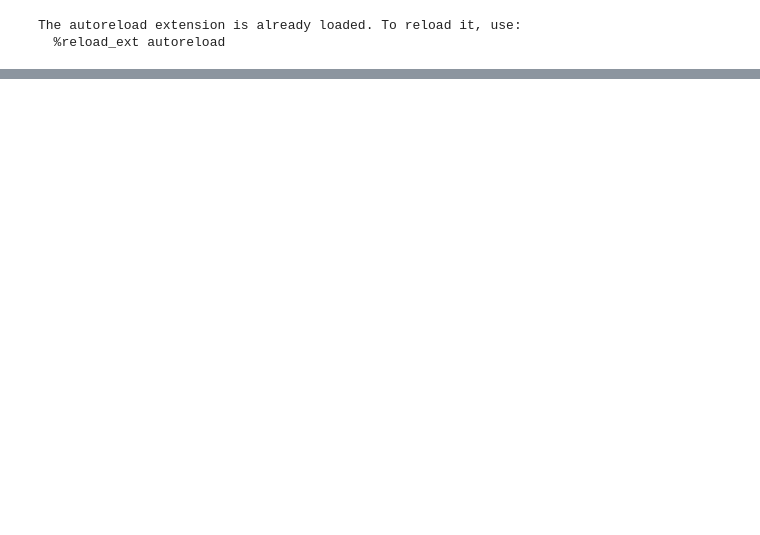
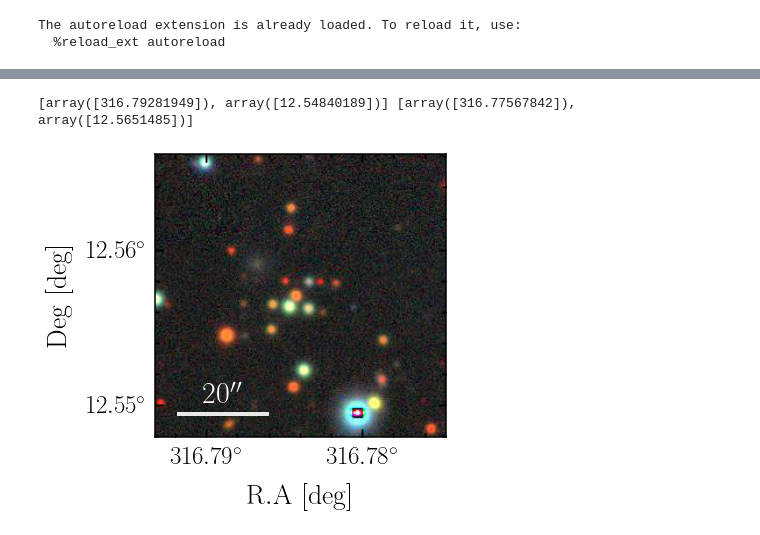
Before and after one commit to dr-guangtou/luandun, a Jupyter notebook: observation/decals/jpeg_cutout.ipynb, the cells around one changed output, grey strips where cells are left out. Drawn from its saved outputs; the diff is of its cells as text; code cells hidden in the pictures; blank space fills up the shorter version.

```diff
--- a/observation/decals/jpeg_cutout.ipynb
+++ b/observation/decals/jpeg_cutout.ipynb
@@ -32,3 +45,66 @@ brick_1_jpg = mpimg.imread(os.path.join(data_dir, 'legacysurvey-3166p125-image.j
+# %%
+corner_1 = cutout_1.wcs.all_pix2world([0], [0], 0)
+corner_2 = cutout_1.wcs.all_pix2world([230], [230], 0)
+
+print(corner_1, corner_2)
+# %% [output]
+[array([316.79281949]), array([12.54840189])] [array([316.77567842]), array([12.5651485])]
+# %%
+pixel_size = brick_1_wcs.proj_plane_pixel_scales()[0].to('arcsec').value
+
+ra_0, ra_1 = 316.7753803, 316.79252141
+dec_0, dec_1 = 12.5486931, 12.5654397
+x_edge, y_edge = 10, 10
+scale_bar_arcsec = 20.
+
+corner_1 = brick_1_wcs.all_world2pix([ra_1], [dec_0], 1)
+corner_2 = brick_1_wcs.all_world2pix([ra_0], [dec_1], 1)
+
+x_0, x_1 = int(corner_1[0] - x_edge), int(corner_2[0] + x_edge)
+y_0, y_1 = int(corner_1[1] - y_edge), int(corner_2[1] + y_edge)
+x_size, y_size = int(x_1 - x_0), int(y_1 - y_0)
+# %%
+dpi = 48
+
+fig = plt.figure(figsize=(x_size / dpi, y_size / dpi))
+
+coord_meta = {}
+coord_meta['name'] = 'ra', 'dec'
+coord_meta['type'] = 'longitude', 'latitude'
+coord_meta['wrap'] = 180, None
+coord_meta['unit'] = u.deg, u.deg
+coord_meta['format_unit'] = None, None
+
+ax = fig.add_subplot(1, 1, 1, projection=brick_1_wcs, coord_meta=coord_meta)
+ax.imshow(brick_1_jpg, aspect="auto")
+ax.grid(on=False)
+
+lon = ax.coords[0]
+lat = ax.coords[1]
+
+lon.set_axislabel(r'$\rm R.A\ [deg]$', fontsize=28)
+lat.set_axislabel(r'$\rm Deg\ [deg]$', fontsize=28)
+
+lon.set_major_formatter('d.dd')
+lat.set_major_formatter('d.dd')
+
+_ = ax.set_xlim(x_0, x_1)
+_ = ax.set_ylim(y_0, y_1)
+
+scale_bar_x_off, scale_bar_y_off = 20, 20
+scale_bar = scale_bar_arcsec / pixel_size
+
+_ = ax.plot(
+    [x_0 + scale_bar_x_off, x_0 + scale_bar_x_off + scale_bar],
+    [y_0 + scale_bar_y_off, y_0 + scale_bar_y_off], linewidth=4, c='w', alpha=0.9)
+
+_ = ax.text(
+    x_0 + scale_bar_x_off + scale_bar / 2,
+    y_0 + scale_bar_y_off * 1.5,
+    r'$20^{\prime\prime}$',
+    fontsize=30, horizontalalignment='center', color='w')
+# %% [output]
+[figure, added]
 # %%
 brick_2_fits = fits.open(os.path.join(data_dir, 'legacysurvey-3169p125-image-r.fits.fz'))[1]
 brick_2_wcs = WCS(brick_2_fits.header)
```
Also changed, not shown: parts of 6 cells of this notebook.
